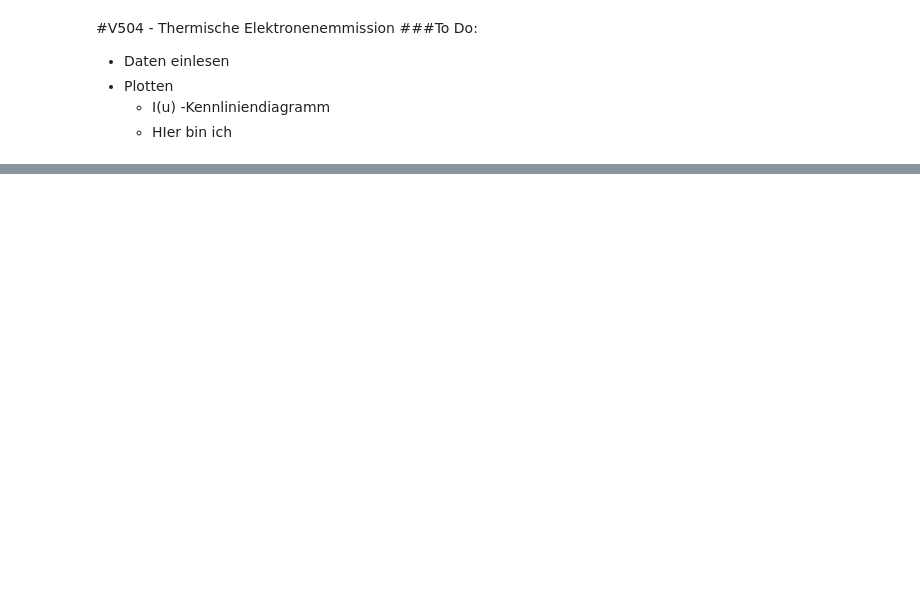
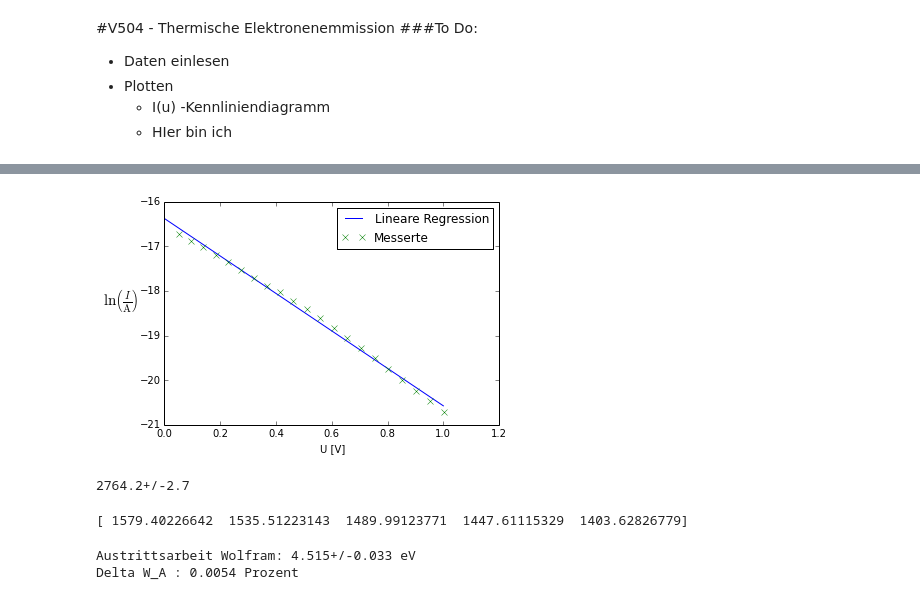
Before and after one commit to mbieker/V504, a Jupyter notebook: Auswertung V504.ipynb, the cells around one changed output, grey strips where cells are left out. Cells and saved outputs as stored; diff of their text form; code cells hidden in the pictures; blank space fills up the shorter version.

```diff
--- a/Auswertung V504.ipynb
+++ b/Auswertung V504.ipynb
@@ -28,0 +91,29 @@ legend()
+# %%
+#Das Ganze noch als LogPlot
+x = linspace(0,1)
+y = m_c.n*x+b_c.n
+ax= plot(x,y,label="Lineare Regression")
+plot(U_c,log(I_c),'x', label="Messerte")
+legend()
+xlabel("U [V]")
+ylabel(r"$\ln\left(\frac{I}{\rm{A}}\right)$",size =15,rotation=0)
+ax = gca()
+ax.yaxis.labelpad=20
+savefig("plot_c_log.png")
+# %% [output]
+[figure, added]
+# %%
+# Werte für Weitere Auswertung aus m berechnen
+k_b = 1.3806488e-23  #Boltzmankonst.
+e_0= 1.602e-19 # Coulomb
+T = e_0/(k_b*-m_c)
+print T
+# %% [output]
+2764.2+/-2.7
+# %%
+# Drahtemperaturen zu Versuchsteil 1 berechnen:
+
+T = ((U_h*I_h-0.9)/(5.7e-12*0.32))**0.25
+print T
+# %% [output]
+[ 1579.40226642  1535.51223143  1489.99123771  1447.61115329  1403.62826779]
@@ -28,0 +128,9 @@ legend()
+# %%
+W_A_= err(W_A) / e_0
+W_A_th =4.54 # Theoriewert:http://www.spektrum.de/lexikon/physik/austrittsarbeit/1067
+delta_W = abs(W_A_.n-W_A_th)/ W_A_th
+print "Austrittsarbeit Wolfram: %s eV" % W_A_
+print "Delta W_A : %.4f Prozent" % delta_W
+# %% [output]
+Austrittsarbeit Wolfram: 4.515+/-0.033 eV
+Delta W_A : 0.0054 Prozent
```
Also changed, not shown: parts of 14 cells of this notebook, 8 other files.
